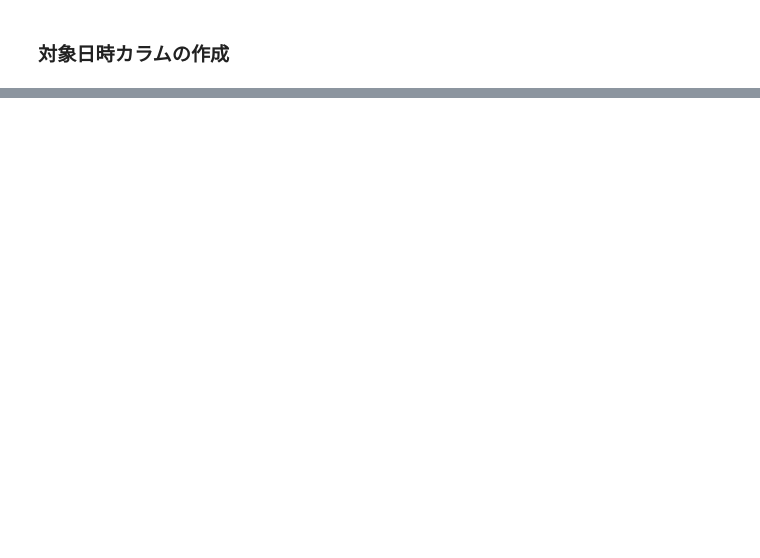
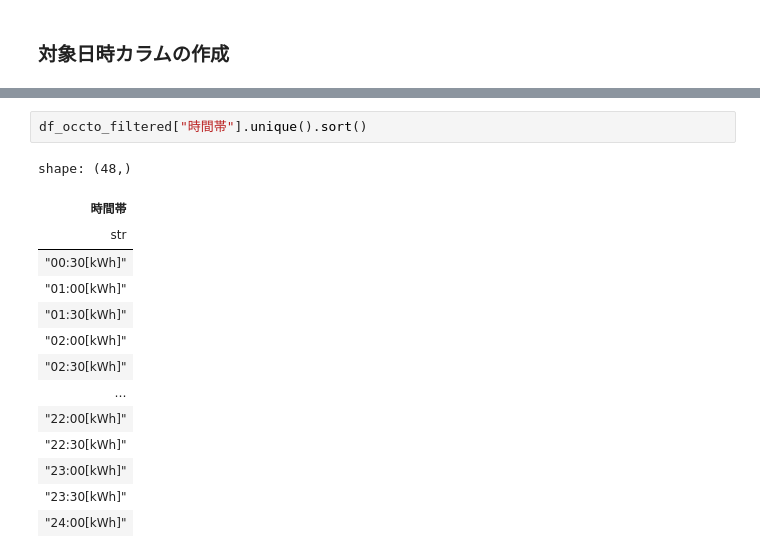
Before and after one commit to KeitaMasui1119/data-lab, a Jupyter notebook: src/stg/Jupyter/jepx_analytics.ipynb, the cells around one changed output, grey strips where cells are left out. Drawn from its saved outputs; the diff is of its cells as text; blank space fills up the shorter version.

```diff
--- a/src/stg/Jupyter/jepx_analytics.ipynb
+++ b/src/stg/Jupyter/jepx_analytics.ipynb
@@ -133,0 +159,17 @@ You might want to try:
+# %%
+df_occto_filtered["時間帯"].unique().sort()
+# %% [output]
+shape: (48,)
+| 時間帯 |
+| str |
+| "00:30[kWh]" |
+| "01:00[kWh]" |
+| "01:30[kWh]" |
+| "02:00[kWh]" |
+| "02:30[kWh]" |
+| … |
+| "22:00[kWh]" |
+| "22:30[kWh]" |
+| "23:00[kWh]" |
+| "23:30[kWh]" |
+| "24:00[kWh]" |
```
Also changed, not shown: parts of 5 cells of this notebook.
